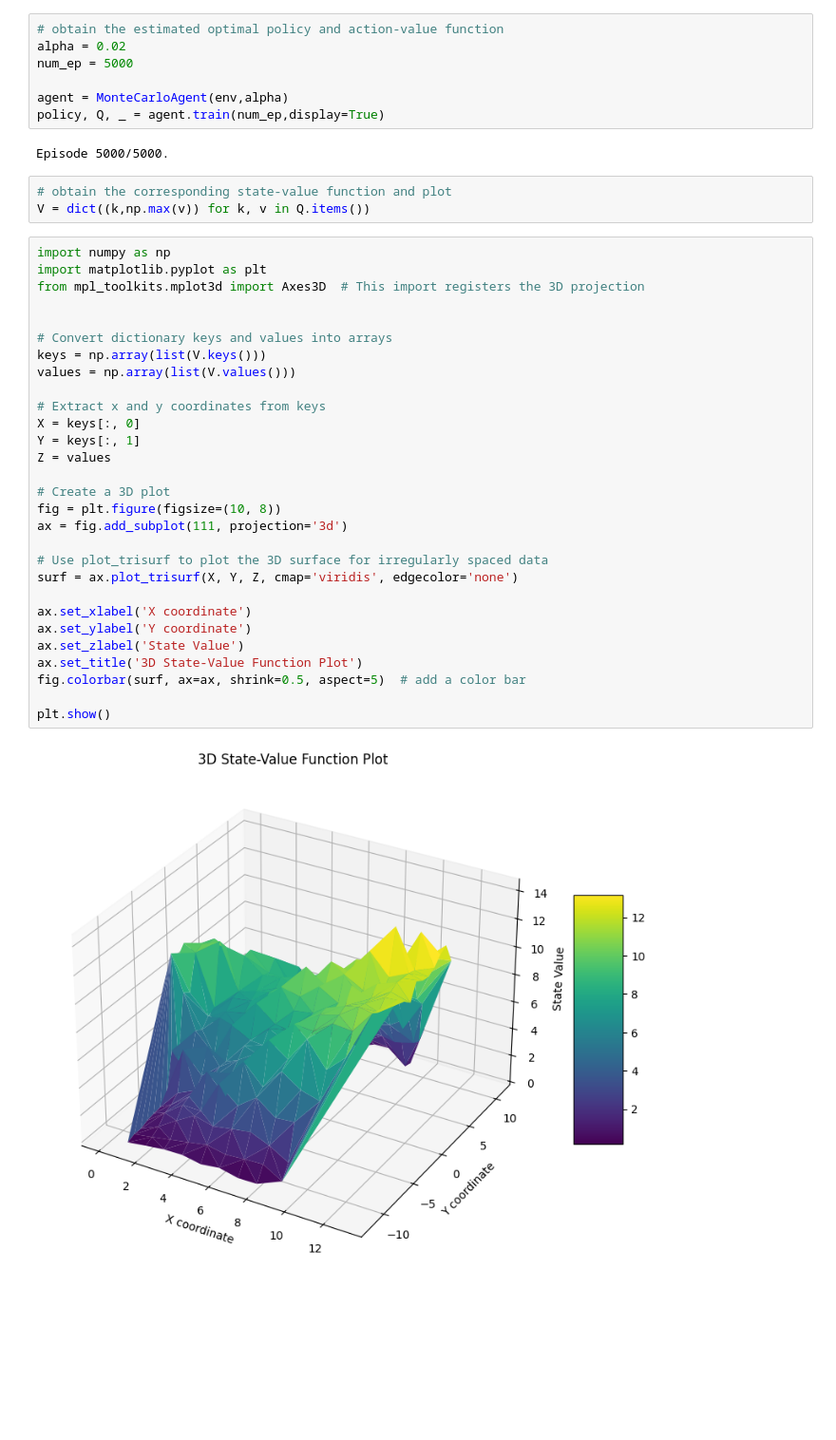
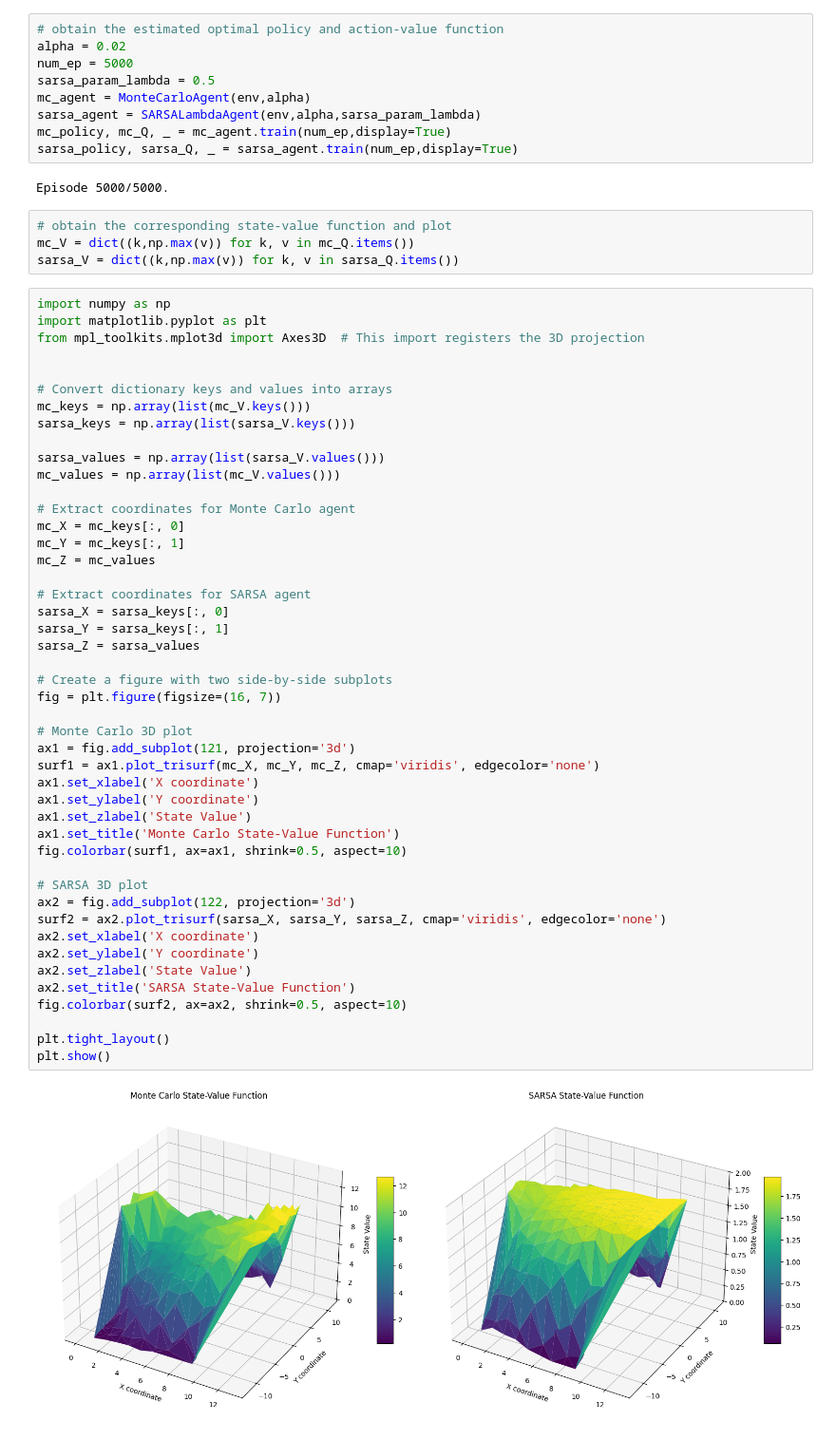
Before and after one commit to alex-b106/Reinforcement-Learning, a Jupyter notebook: Assignment/Assignment.ipynb, the cells around one changed output. Shown at 95% size. Saved outputs shown, nothing was run; the diff lists cells and outputs as text; blank space fills up the shorter version.

```diff
--- a/Assignment/Assignment.ipynb
+++ b/Assignment/Assignment.ipynb
@@ -245,45 +365,65 @@ class MonteCarloAgent:
 # obtain the estimated optimal policy and action-value function
 alpha = 0.02
 num_ep = 5000
-
-agent = MonteCarloAgent(env,alpha)
-policy, Q, _ = agent.train(num_ep,display=True)
+sarsa_param_lambda = 0.5
+mc_agent = MonteCarloAgent(env,alpha)
+sarsa_agent = SARSALambdaAgent(env,alpha,sarsa_param_lambda)
+mc_policy, mc_Q, _ = mc_agent.train(num_ep,display=True)
+sarsa_policy, sarsa_Q, _ = sarsa_agent.train(num_ep,display=True)
 # %% [output]
 Episode 5000/5000.
 # %%
 # obtain the corresponding state-value function and plot
-V = dict((k,np.max(v)) for k, v in Q.items())
+mc_V = dict((k,np.max(v)) for k, v in mc_Q.items())
+sarsa_V = dict((k,np.max(v)) for k, v in sarsa_Q.items())
 # %%
 import numpy as np
 import matplotlib.pyplot as plt
 from mpl_toolkits.mplot3d import Axes3D  # This import registers the 3D projection
 
 
 # Convert dictionary keys and values into arrays
-keys = np.array(list(V.keys()))
-values = np.array(list(V.values()))
+mc_keys = np.array(list(mc_V.keys()))
+sarsa_keys = np.array(list(sarsa_V.keys()))
 
-# Extract x and y coordinates from keys
-X = keys[:, 0]
-Y = keys[:, 1]
-Z = values
+sarsa_values = np.array(list(sarsa_V.values()))
+mc_values = np.array(list(mc_V.values()))
 
-# Create a 3D plot
-fig = plt.figure(figsize=(10, 8))
-ax = fig.add_subplot(111, projection='3d')
+# Extract coordinates for Monte Carlo agent
+mc_X = mc_keys[:, 0]
+mc_Y = mc_keys[:, 1]
+mc_Z = mc_values
 
-# Use plot_trisurf to plot the 3D surface for irregularly spaced data
-surf = ax.plot_trisurf(X, Y, Z, cmap='viridis', edgecolor='none')
+# Extract coordinates for SARSA agent
+sarsa_X = sarsa_keys[:, 0]
+sarsa_Y = sarsa_keys[:, 1]
+sarsa_Z = sarsa_values
 
-ax.set_xlabel('X coordinate')
-ax.set_ylabel('Y coordinate')
-ax.set_zlabel('State Value')
-ax.set_title('3D State-Value Function Plot')
-fig.colorbar(surf, ax=ax, shrink=0.5, aspect=5)  # add a color bar
+# Create a figure with two side-by-side subplots
+fig = plt.figure(figsize=(16, 7))
 
+# Monte Carlo 3D plot
+ax1 = fig.add_subplot(121, projection='3d')
+surf1 = ax1.plot_trisurf(mc_X, mc_Y, mc_Z, cmap='viridis', edgecolor='none')
+ax1.set_xlabel('X coordinate')
+ax1.set_ylabel('Y coordinate')
+ax1.set_zlabel('State Value')
+ax1.set_title('Monte Carlo State-Value Function')
+fig.colorbar(surf1, ax=ax1, shrink=0.5, aspect=10)
+
+# SARSA 3D plot
+ax2 = fig.add_subplot(122, projection='3d')
+surf2 = ax2.plot_trisurf(sarsa_X, sarsa_Y, sarsa_Z, cmap='viridis', edgecolor='none')
+ax2.set_xlabel('X coordinate')
+ax2.set_ylabel('Y coordinate')
+ax2.set_zlabel('State Value')
+ax2.set_title('SARSA State-Value Function')
+fig.colorbar(surf2, ax=ax2, shrink=0.5, aspect=10)
+
+plt.tight_layout()
 plt.show()
 # %% [output]
-[figure, old version]
+[figure, new version]
 # %%
 ## we make our agent play !!!
 obs = env.reset()[0]
```
Also changed, not shown: parts of 11 cells of this notebook, 5 other files.
